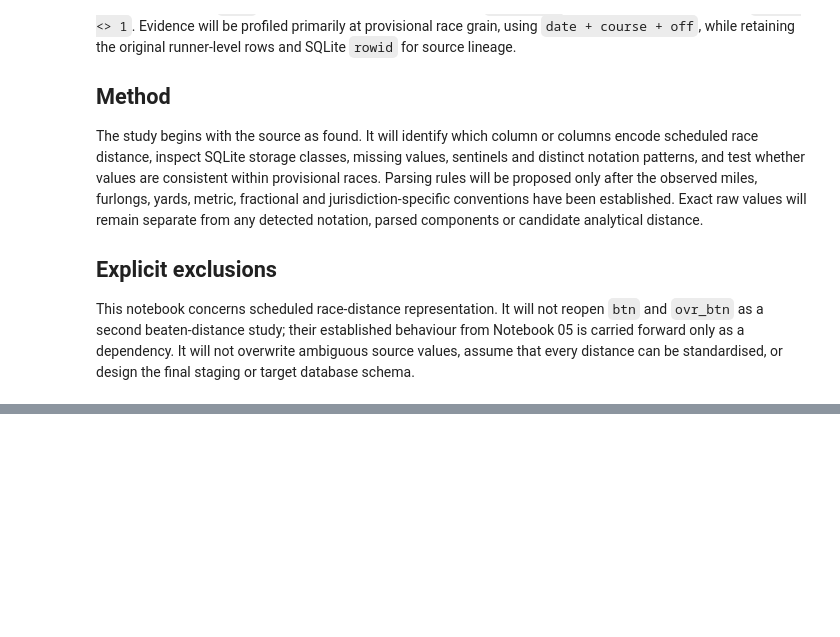
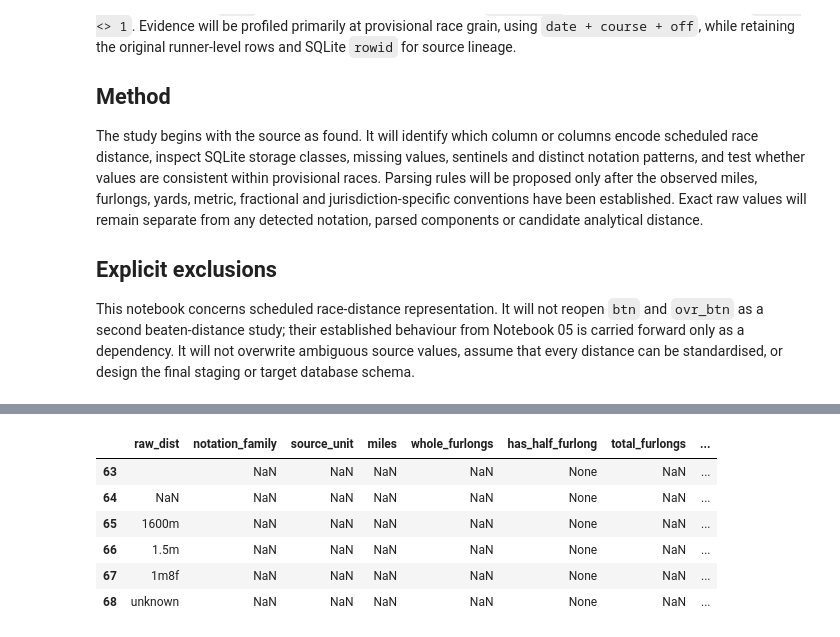
Before and after one commit to rjmac22/inside-rails-horse-racing, a Jupyter notebook: notebooks/06_race_distance_parsing.ipynb, the cells around one changed output, grey strips where cells are left out. Saved outputs shown, nothing was run; the diff lists cells and outputs as text; code cells hidden in the pictures; blank space fills up the shorter version.

```diff
--- a/notebooks/06_race_distance_parsing.ipynb
+++ b/notebooks/06_race_distance_parsing.ipynb
@@ -22,0 +1328,92 @@ This notebook concerns scheduled race-distance representation. It will not reope
+# %%
+# Build a validated lookup from the 63 exact source values observed in this
+# notebook. Previously unseen values remain unresolved until deliberately
+# reviewed and added to the validated domain.
+
+validated_distance_lookup = {
+    row["raw_dist"]: {
+        "notation_family": "imperial_miles_furlongs",
+        "source_unit": "miles_furlongs",
+        "miles": int(row["miles"]),
+        "whole_furlongs": int(row["whole_furlongs"]),
+        "has_half_furlong": bool(row["has_half_furlong"]),
+        "total_furlongs": float(row["total_furlongs"]),
+        "total_yards": int(row["total_yards"]),
+    }
+    for _, row in candidate_distance_df.iterrows()
+}
+
+
+def parse_validated_race_distance(raw_dist) -> dict:
+    """Parse only exact distance values validated from the current source."""
+    result = {
+        "raw_dist": raw_dist,
+        "notation_family": None,
+        "source_unit": None,
+        "miles": None,
+        "whole_furlongs": None,
+        "has_half_furlong": None,
+        "total_furlongs": None,
+        "total_yards": None,
+        "parse_status": "unresolved",
+    }
+
+    parsed = validated_distance_lookup.get(raw_dist)
+
+    if parsed is None:
+        return result
+
+    result.update(parsed)
+    result["parse_status"] = "parsed"
+    return result
+
+
+# Confirm complete coverage of the current source domain and conservative
+# handling of plausible unseen values.
+validated_parser_test_values = list(raw_distance_values_df["raw_dist"]) + [
+    "",
+    None,
+    "1600m",
+    "1.5m",
+    "1m8f",
+    "unknown",
+]
+
+validated_parser_test_df = pd.DataFrame(
+    parse_validated_race_distance(value)
+    for value in validated_parser_test_values
+)
+
+validated_parser_summary_df = pd.DataFrame(
+    {
+        "observed_distinct_values": [len(raw_distance_values_df)],
+        "observed_values_parsed": [
+            int(
+                validated_parser_test_df.iloc[
+                    : len(raw_distance_values_df)
+                ]["parse_status"].eq("parsed").sum()
+            )
+        ],
+        "observed_values_unresolved": [
+            int(
+                validated_parser_test_df.iloc[
+                    : len(raw_distance_values_df)
+                ]["parse_status"].eq("unresolved").sum()
+            )
+        ],
+        "unseen_test_values": [
+            len(validated_parser_test_values) - len(raw_distance_values_df)
+        ],
+        "unseen_test_values_unresolved": [
+            int(
+                validated_parser_test_df.iloc[
+                    len(raw_distance_values_df) :
+                ]["parse_status"].eq("unresolved").sum()
+            )
+        ],
+    }
+)
+
+display(validated_parser_summary_df)
+display(validated_parser_test_df.tail(6))
+# %% [output]
@@ -22,0 +1422,7 @@ This notebook concerns scheduled race-distance representation. It will not reope
+|  | raw_dist | notation_family | source_unit | miles | whole_furlongs | has_half_furlong | total_furlongs | ... |
+| 63 |  | NaN | NaN | NaN | NaN | None | NaN | ... |
+| 64 | NaN | NaN | NaN | NaN | NaN | None | NaN | ... |
+| 65 | 1600m | NaN | NaN | NaN | NaN | None | NaN | ... |
+| 66 | 1.5m | NaN | NaN | NaN | NaN | None | NaN | ... |
+| 67 | 1m8f | NaN | NaN | NaN | NaN | None | NaN | ... |
+| 68 | unknown | NaN | NaN | NaN | NaN | None | NaN | ... |
```
Also changed, not shown: parts of 40 cells of this notebook, 2 other files.
